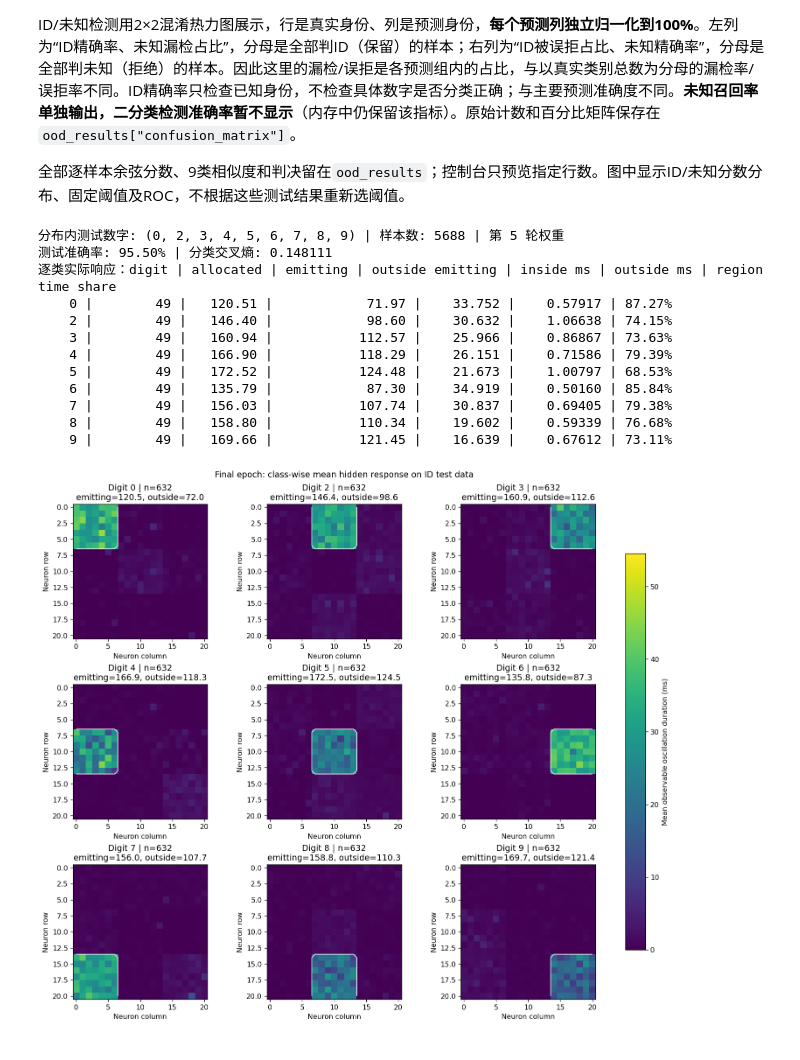
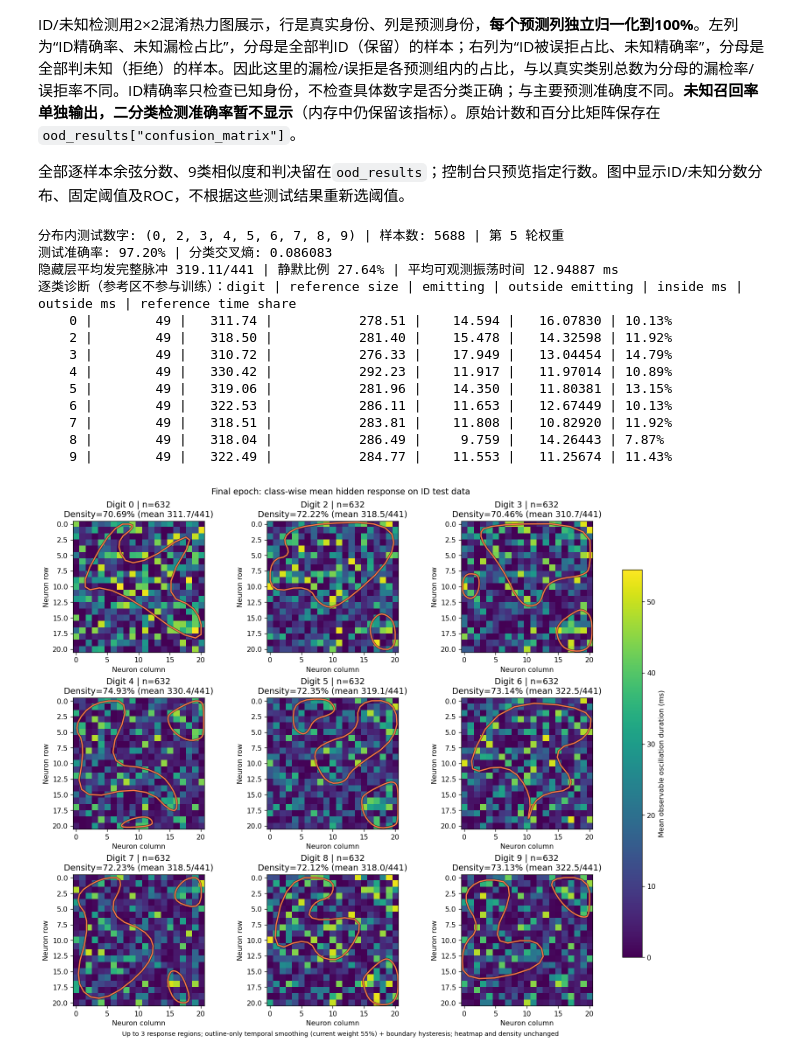
Before and after one commit to wei-xueyi/HVO2, a Jupyter notebook: ODD/Spare_NN_OOD.ipynb, the cells around one changed output. Saved outputs shown, nothing was run; the diff lists cells and outputs as text; code cells hidden in the pictures.

```diff
--- a/ODD/Spare_NN_OOD.ipynb
+++ b/ODD/Spare_NN_OOD.ipynb
@@ -867,16 +1028,13 @@ completed_epochs = 0
 if RUN_TRAINING:
     for epoch in range(1, EPOCHS + 1):
         started_at = time.perf_counter()
-        code_weight = TAC_LOSS_WEIGHT * min(1.0, epoch / max(1, TAC_WARMUP_EPOCHS))
         model.train()
         optimization_loss_sum, optimization_count = 0.0, 0
         for images, targets in train_loader:
             targets = targets.to(DEVICE, non_blocking=True)
             optimizer.zero_grad(set_to_none=True)
-            logits, aux = model(image_batch(images), return_aux=True)
-            classification_loss = criterion(logits, targets)
-            code_loss = region_loss(aux, targets, model.class_regions).mean()
-            loss = classification_loss + code_weight * code_loss
+            logits = model(image_batch(images))
+            loss = criterion(logits, targets)  # 仅分类交叉熵，无TAC或其他活动稀疏惩罚
             if not torch.isfinite(loss):
                 raise FloatingPointError('训练损失出现 NaN/Inf，请检查配置。')
             loss.backward()
@@ -884,11 +1042,10 @@ if RUN_TRAINING:
             optimization_loss_sum += loss.item() * len(targets)
             optimization_count += len(targets)
 
-        train_metrics = evaluate(model, train_eval_loader, code_weight=code_weight)
+        train_metrics = evaluate(model, train_eval_loader)
         test_metrics = evaluate(model, test_loader, trace_sample_ids=HEATMAP_TEST_SAMPLE_IDS,
-                                code_weight=code_weight,
                                 collect_classes=HEATMAP_SAMPLE_OCCURRENCE == 'mean')
-        row = {'epoch': epoch, 'code_weight': code_weight,
+        row = {'epoch': epoch,
                'optimization_loss': optimization_loss_sum / optimization_count,
                'seconds': time.perf_counter() - started_at}
         for prefix_name, metrics in (('train', train_metrics), ('test', test_metrics)):
@@ -899,12 +1056,14 @@ if RUN_TRAINING:
         completed_epochs = epoch
         print(f"Epoch {epoch}/{EPOCHS} | 训练准确率 {row['train_accuracy']:.2%} "
               f"| 测试准确率 {row['test_accuracy']:.2%} | 分类CE {row['train_loss']:.6f}/{row['test_loss']:.6f} "
-              f"| 区域损失 {row['train_code_loss']:.4f}/{row['test_code_loss']:.4f} "
-              f"| 组合损失 {row['train_total_loss']:.4f}/{row['test_total_loss']:.4f} "
-              f"| λ={code_weight:.3f} | {row['seconds']:.1f}s", flush=True)
-        print(f"  测试响应：区内/区外 {row['test_inside_ms']:.3f}/{row['test_outside_ms']:.5f} ms "
-              f"| 发脉冲 {row['test_emitted_count']:.1f}/441（区外 {row['test_outside_emitted_count']:.1f}） "
-              f"| 目标区时间占比 {row['test_time_share']:.2%}", flush=True)
+              f"| {row['seconds']:.1f}s", flush=True)
+        print(f"  HVO2测试响应：发完整脉冲 {row['test_emitted_count']:.1f}/{HIDDEN_DIM} "
+              f"| 静默比例 {row['test_silent_fraction']:.2%} "
+              f"| 平均可观测振荡时间 {row['test_mean_observable_ms']:.5f} ms "
+              f"| 长响应 {row['test_long_count']:.1f}/{HIDDEN_DIM}", flush=True)
+        print(f"  仅诊断参考区域：区内/区外 {row['test_inside_ms']:.3f}/{row['test_outside_ms']:.5f} ms "
+              f"| 区外发脉冲 {row['test_outside_emitted_count']:.1f} "
+              f"| 参考区时间占比 {row['test_time_share']:.2%}", flush=True)
         activity_history.append(plot_sample_activity(model, epoch))
         if HEATMAP_SAMPLE_OCCURRENCE == 'mean':
             heatmap_history.append(plot_class_mean_durations(test_metrics['classes'], epoch=epoch))
@@ -967,31 +1130,34 @@ ID/未知检测用2×2混淆热力图展示，行是真实身份、列是预测
 # %%
 if completed_epochs == 0:
     raise RuntimeError('尚未训练，请先执行第2部分。')
-id_test_metrics = evaluate(model, test_loader, collect_classes=True,
-                           code_weight=history[-1]['code_weight'])
+id_test_metrics = evaluate(model, test_loader, collect_classes=True)
 print(f'分布内测试数字: {TRAIN_DIGITS} | 样本数: {id_test_metrics["count"]} | 第 {completed_epochs} 轮权重')
 print(f'测试准确率: {id_test_metrics["accuracy"]:.2%} | 分类交叉熵: {id_test_metrics["loss"]:.6f}')
-print('逐类实际响应：digit | allocated | emitting | outside emitting | inside ms | outside ms | region time share')
+print(f'隐藏层平均发完整脉冲 {id_test_metrics["emitted_count"]:.2f}/{HIDDEN_DIM} '
+      f'| 静默比例 {id_test_metrics["silent_fraction"]:.2%} '
+      f'| 平均可观测振荡时间 {id_test_metrics["mean_observable_ms"]:.5f} ms')
+print('逐类诊断（参考区不参与训练）：digit | reference size | emitting | outside emitting | inside ms | outside ms | reference time share')
 for k, digit in enumerate(TRAIN_DIGITS):
     c = id_test_metrics['classes']
     print(f'{digit:>5} | {CLASS_REGION_SIZES[k]:>9} | {c["emitted_count"][k]:>8.2f} '
           f'| {c["outside_emitted_count"][k]:>16.2f} | {c["inside_ms"][k]:>9.3f} '
           f'| {c["outside_ms"][k]:>10.5f} | {c["time_share"][k]:.2%}')
 plot_class_mean_durations(id_test_metrics['classes'])
 # %% [output]
 分布内测试数字: (0, 2, 3, 4, 5, 6, 7, 8, 9) | 样本数: 5688 | 第 5 轮权重
-测试准确率: 95.50% | 分类交叉熵: 0.148111
-逐类实际响应：digit | allocated | emitting | outside emitting | inside ms | outside ms | region time share
-    0 |        49 |   120.51 |            71.97 |    33.752 |    0.57917 | 87.27%
-    2 |        49 |   146.40 |            98.60 |    30.632 |    1.06638 | 74.15%
-    3 |        49 |   160.94 |           112.57 |    25.966 |    0.86867 | 73.63%
-    4 |        49 |   166.90 |           118.29 |    26.151 |    0.71586 | 79.39%
-    5 |        49 |   172.52 |           124.48 |    21.673 |    1.00797 | 68.53%
-    6 |        49 |   135.79 |            87.30 |    34.919 |    0.50160 | 85.84%
-    7 |        49 |   156.03 |           107.74 |    30.837 |    0.69405 | 79.38%
-    8 |        49 |   158.80 |           110.34 |    19.602 |    0.59339 | 76.68%
-    9 |        49 |   169.66 |           121.45 |    16.639 |    0.67612 | 73.11%
+测试准确率: 97.20% | 分类交叉熵: 0.086083
+隐藏层平均发完整脉冲 319.11/441 | 静默比例 27.64% | 平均可观测振荡时间 12.94887 ms
+逐类诊断（参考区不参与训练）：digit | reference size | emitting | outside emitting | inside ms | outside ms | reference time share
+    0 |        49 |   311.74 |           278.51 |    14.594 |   16.07830 | 10.13%
+    2 |        49 |   318.50 |           281.40 |    15.478 |   14.32598 | 11.92%
+    3 |        49 |   310.72 |           276.33 |    17.949 |   13.04454 | 14.79%
+    4 |        49 |   330.42 |           292.23 |    11.917 |   11.97014 | 10.89%
+    5 |        49 |   319.06 |           281.96 |    14.350 |   11.80381 | 13.15%
+    6 |        49 |   322.53 |           286.11 |    11.653 |   12.67449 | 10.13%
+    7 |        49 |   318.51 |           283.81 |    11.808 |   10.82920 | 11.92%
+    8 |        49 |   318.04 |           286.49 |     9.759 |   14.26443 | 7.87%
+    9 |        49 |   322.49 |           284.77 |    11.553 |   11.25674 | 11.43%
-[figure, old version]
+[figure, new version]
 # %%
 # 余弦OOD：原型、阈值和最终测试严格分开；此单元不执行训练或更新权重。
 if completed_epochs == 0:
```
Also changed, not shown: parts of 7 cells of this notebook, 1 other file.
